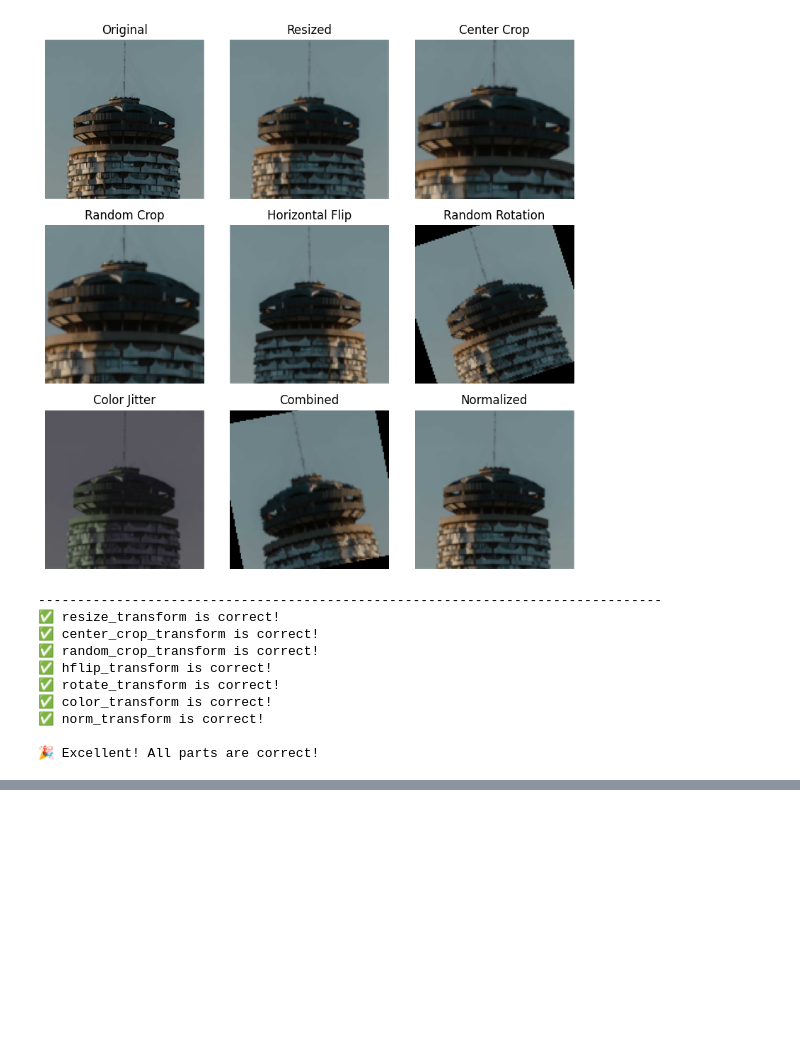
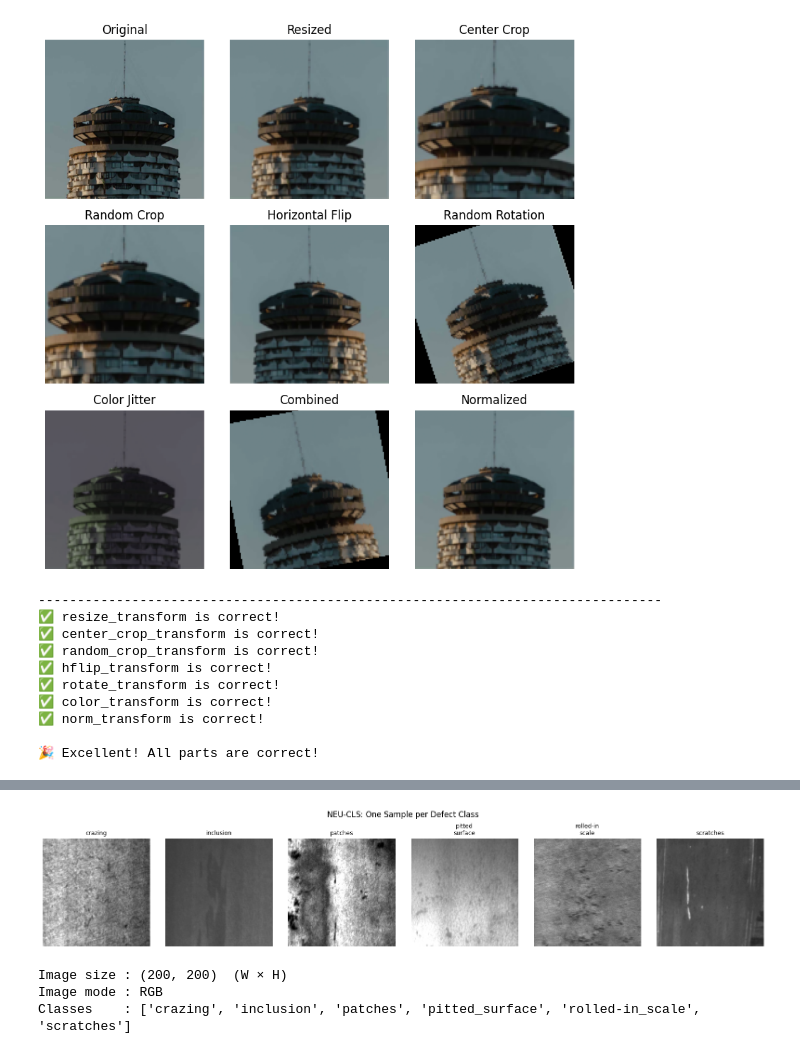
Before and after one commit to CLDiego/uom_fse_dl_workshop, a Jupyter notebook: solutions/SE04_SL_Convolutional_Neural_Networks.ipynb, the cells around one changed output, grey strips where cells are left out. Cells and saved outputs as stored; diff of their text form; code cells hidden in the pictures; blank space fills up the shorter version.

```diff
--- a/solutions/SE04_SL_Convolutional_Neural_Networks.ipynb
+++ b/solutions/SE04_SL_Convolutional_Neural_Networks.ipynb
@@ -648,14 +610,0 @@ for img in test_no_crack_images:
-# %%
-# Randomly select 5 images
-random_images = random.sample(crack_images, 5)
-
-# Display the images
-fig, axes = plt.subplots(1, 5, figsize=(15, 5))
-for ax, img_path in zip(axes, random_images):
-    img = Image.open(img_path)
-    ax.imshow(img)
-    ax.axis('off')
-    ax.set_title(img_path.stem)
-plt.tight_layout()
-
-print (f"Images size: {img.size}")
@@ -665,3 +743,29 @@ Images size: (256, 256)
+# %%
+# Display one sample image from each defect class
+class_dirs = sorted([d for d in train_folder.iterdir() if d.is_dir()])
+fig, axes = plt.subplots(1, len(class_dirs), figsize=(16, 3))
+for ax, cls_dir in zip(axes, class_dirs):
+    img_files = list(cls_dir.glob('*.*'))
+    if img_files:
+        img = Image.open(img_files[0])
+        ax.imshow(img, cmap='gray')
+        ax.set_title(cls_dir.name.replace('_', '\n'), fontsize=9)
+        ax.axis('off')
+
+plt.suptitle('NEU-CLS: One Sample per Defect Class', fontsize=12, y=1.02)
+plt.tight_layout()
+plt.show()
+
+# Display image shape information
+sample_img = Image.open(img_files[0])
+print(f"Image size : {sample_img.size}  (W × H)")
+print(f"Image mode : {sample_img.mode}")
+print(f"Classes    : {[d.name for d in class_dirs]}")
+# %% [output]
+[figure, added]
+Image size : (200, 200)  (W × H)
+Image mode : RGB
+Classes    : ['crazing', 'inclusion', 'patches', 'pitted_surface', 'rolled-in_scale', 'scratches']
 # %% [markdown]
 ## 3.3 PyTorch ImageFolder
 ***
```
Also changed, not shown: parts of 28 cells of this notebook, 4 other files.
